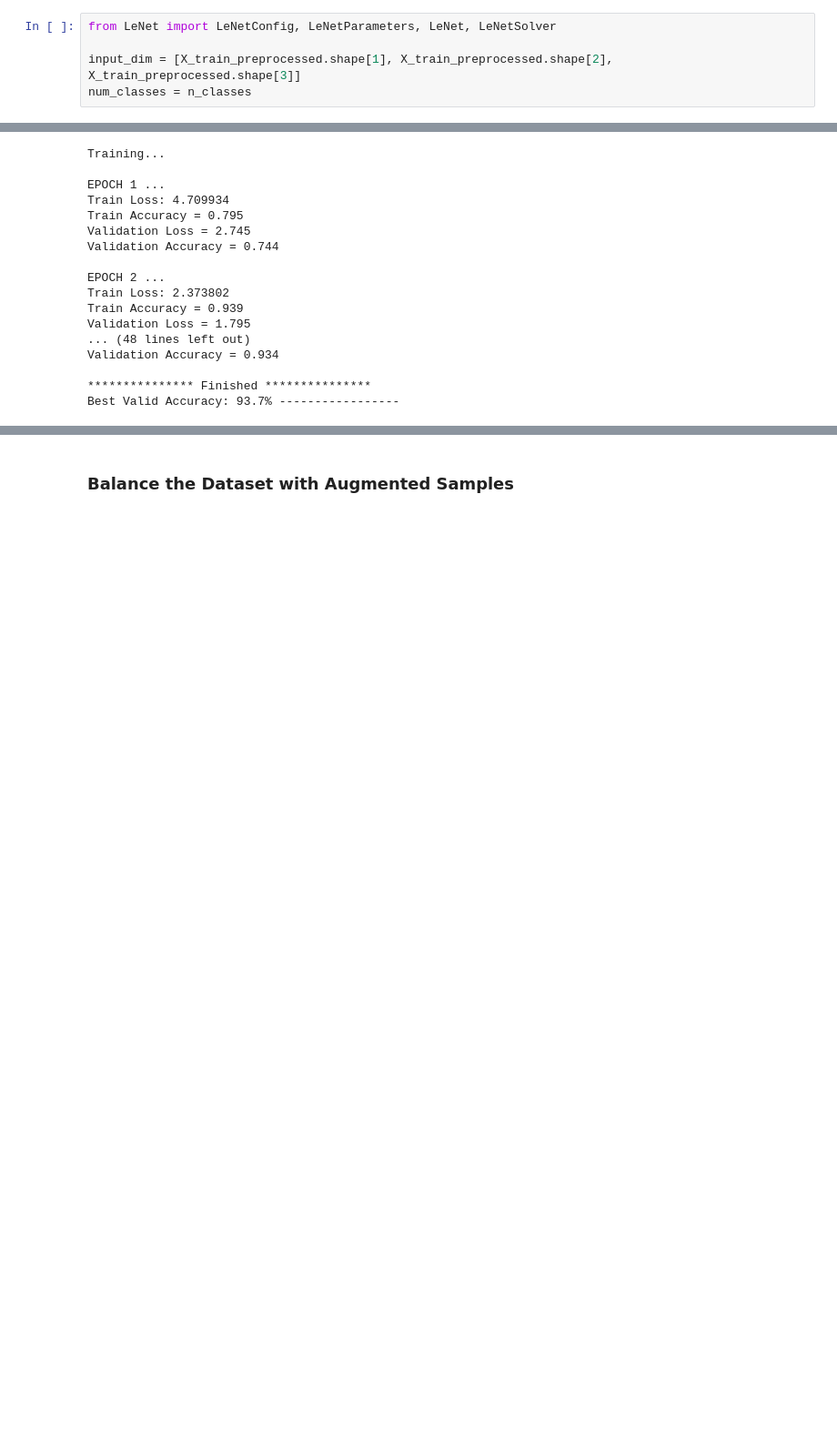
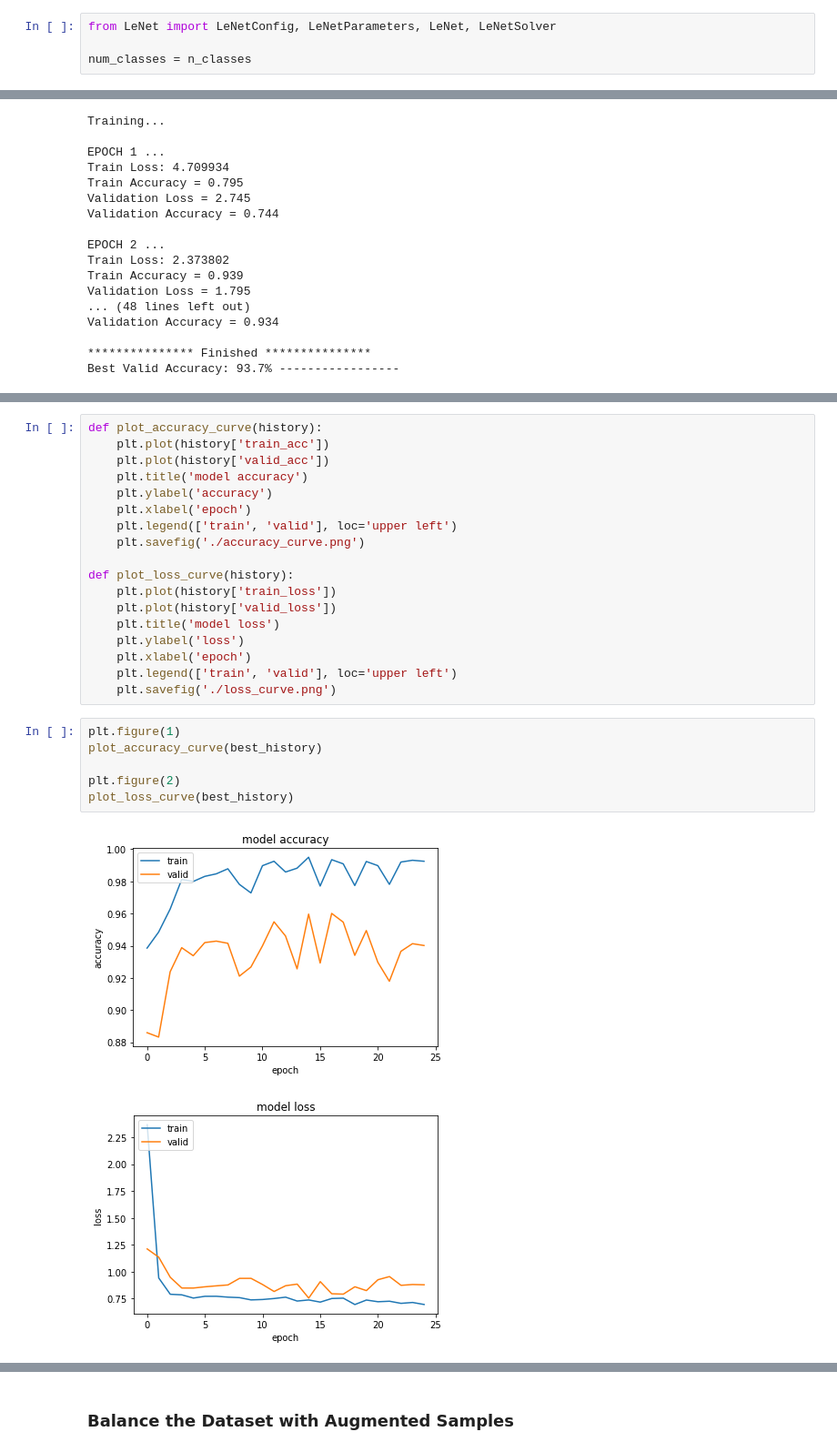
Before and after one commit to amemetov/sdc-term1-prj2-traffic-sign-classifier, a Jupyter notebook: Traffic_Sign_Classifier.ipynb, the cells around one changed output, grey strips where cells are left out. Shown: that part at 91% size. Saved outputs shown, nothing was run; the diff lists cells and outputs as text; blank space fills up the shorter version.

```diff
--- a/Traffic_Sign_Classifier.ipynb
+++ b/Traffic_Sign_Classifier.ipynb
@@ -220,7 +220,6 @@ Use LeNet defined in an external python source LeNet.py
 # %%
 from LeNet import LeNetConfig, LeNetParameters, LeNet, LeNetSolver
 
-input_dim = [X_train_preprocessed.shape[1], X_train_preprocessed.shape[2], X_train_preprocessed.shape[3]]
 num_classes = n_classes
 # %% [markdown]
 ### Train, Validate and Test the Model
@@ -313,0 +361,27 @@ Best Valid Accuracy: 93.7% -----------------
+# %%
+def plot_accuracy_curve(history):
+    plt.plot(history['train_acc'])
+    plt.plot(history['valid_acc'])
+    plt.title('model accuracy')
+    plt.ylabel('accuracy')
+    plt.xlabel('epoch')
+    plt.legend(['train', 'valid'], loc='upper left')
+    plt.savefig('./accuracy_curve.png')
+
+def plot_loss_curve(history):
+    plt.plot(history['train_loss'])
+    plt.plot(history['valid_loss'])
+    plt.title('model loss')
+    plt.ylabel('loss')
+    plt.xlabel('epoch')
+    plt.legend(['train', 'valid'], loc='upper left')
+    plt.savefig('./loss_curve.png')
+# %%
+plt.figure(1)
+plot_accuracy_curve(best_history)
+
+plt.figure(2)
+plot_loss_curve(best_history)
+# %% [output]
+[figure, added]
+[figure, added]
```
Also changed, not shown: parts of 5 cells of this notebook, 2 other files.
